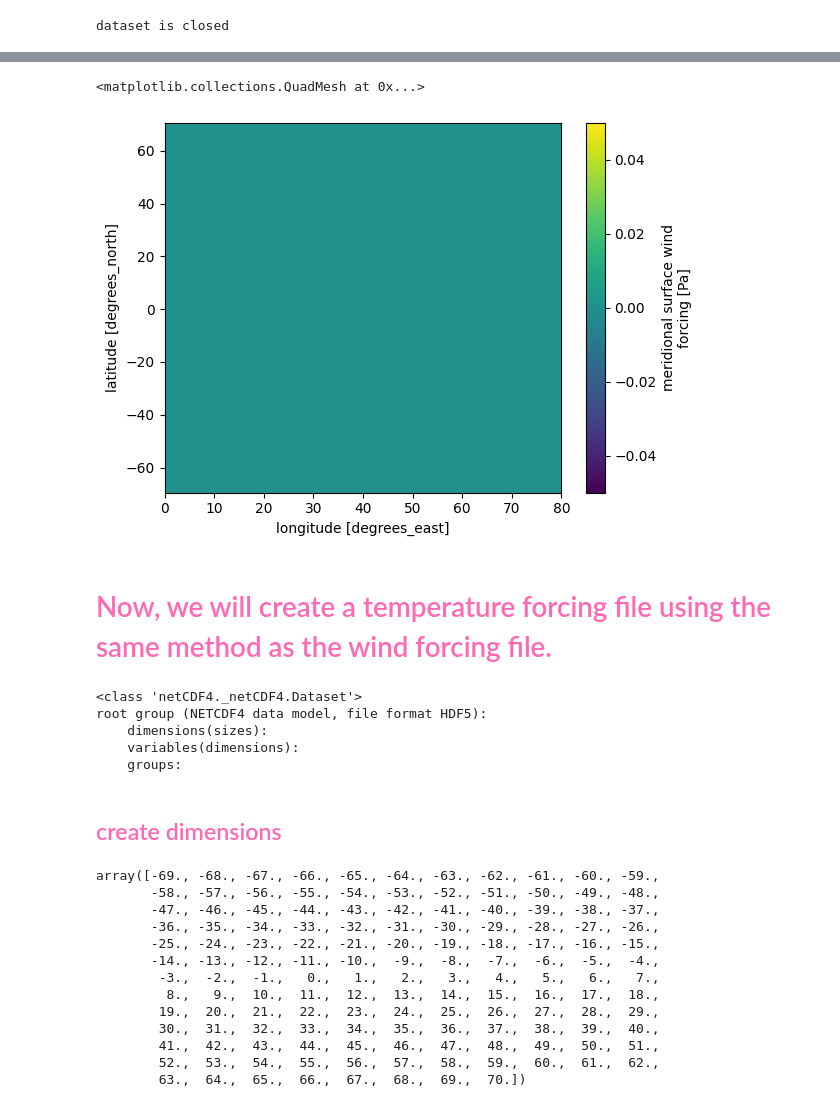
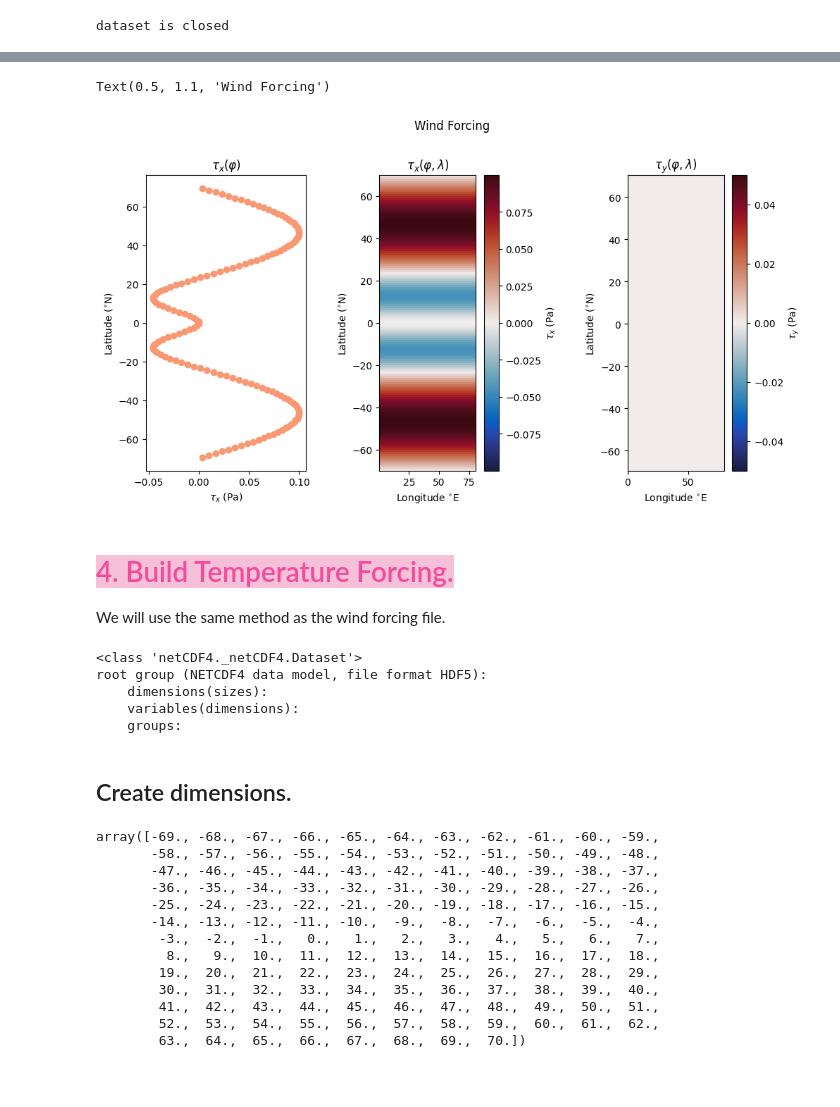
Before and after one commit to kailauyeda/single_basin_amoc_tropics, a Jupyter notebook: 6-21_build_INPUT/bathymetry_wind_SST_build.ipynb, the cells around one changed output, grey strips where cells are left out. Drawn from its saved outputs; the diff is of its cells as text; code cells hidden in the pictures; blank space fills up the shorter version.

```diff
--- a/6-21_build_INPUT/bathymetry_wind_SST_build.ipynb
+++ b/6-21_build_INPUT/bathymetry_wind_SST_build.ipynb
@@ -668,3 +437,3 @@ dataset is closed
 # %%
-wind_sample=xr.open_dataset('/vortex1/jupyter-kuyeda/t_m_p_wind/6-21_build_INPUT/6-21_INPUT_files/wind_sample_nov_10.nc')
-wind_sample
+wind_actual = xr.open_dataset('/vortex1/jupyter-kuyeda/t_m_p_wind/6-21_build_INPUT/6-21_INPUT_files/wind_sample_nov_10.nc')
+wind_sample = xr.open_dataset('/vortex1/jupyter-kuyeda/files_to_delete/wind_sample_nov_10_1.nc')
@@ -696,9 +440,31 @@ wind_sample.taux.plot(cmap='plasma')
-# %%
-wind_sample.tauy.plot()
-# %% [output]
-<matplotlib.collections.QuadMesh at 0x...>
-[figure, removed]
+# %%
+fig,ax = plt.subplots(nrows=1,ncols=3,constrained_layout=True,figsize=(10,5))
+wind_sample.taux.mean('xq').plot(y='yh',color='#f99973',ax=ax[0],marker='o')
+wind_sample.taux.plot(cmap=cmocean.cm.balance ,ax=ax[1],cbar_kwargs={'label':'$\\tau_x$ (Pa)'})
+wind_sample.tauy.plot(cmap=cmocean.cm.balance,ax=ax[2],cbar_kwargs={'label':'$\\tau_y$ (Pa)'})
+
+ax[0].set_xlabel('$\\tau_x$ (Pa)')
+ax[0].set_title('$\\tau_x (\\varphi)$')
+
+ax[1].set_aspect(140/80)
+ax[1].set_xlabel('Longitude $^{\circ}$E')
+ax[1].set_title('$\\tau_x (\\varphi,\lambda)$')
+
+ax[2].set_aspect(140/80)
+ax[2].set_xlabel('Longitude $^{\circ}$E')
+ax[2].set_title('$\\tau_y (\\varphi,\\lambda)$')
+
+for i in range(0,3):
+    ax[i].set_ylabel('Latitude ($^{\circ}$N)')
+
+fig.suptitle('Wind Forcing',y=1.1)
+# %% [output]
+Text(0.5, 1.1, 'Wind Forcing')
+[figure, added]
 # %% [markdown]
-# <font color="hotpink"> Now, we will create a temperature forcing file using the same method as the wind forcing file. </font>
+#  <mark style="background-color: #f6c0d8"> <font color ='#f34c9d'> 4. Build Temperature Forcing. </font></mark>
+<a name=4></a>
+
+We will use the same method as the wind forcing file.
 # %%
 import netCDF4 as nc4
@@ -714,7 +480,7 @@ root group (NETCDF4 data model, file format HDF5):
     variables(dimensions):
     groups:
 # %% [markdown]
-## <font color="hotpink"> create dimensions </font>
+## <font color="f34c9d"> Create dimensions. </font>
 # %%
 np.delete(for_ridge.yg,obj=0,axis=0)
 # %% [output]
```
Also changed, not shown: parts of 87 cells of this notebook, 1 other file.
